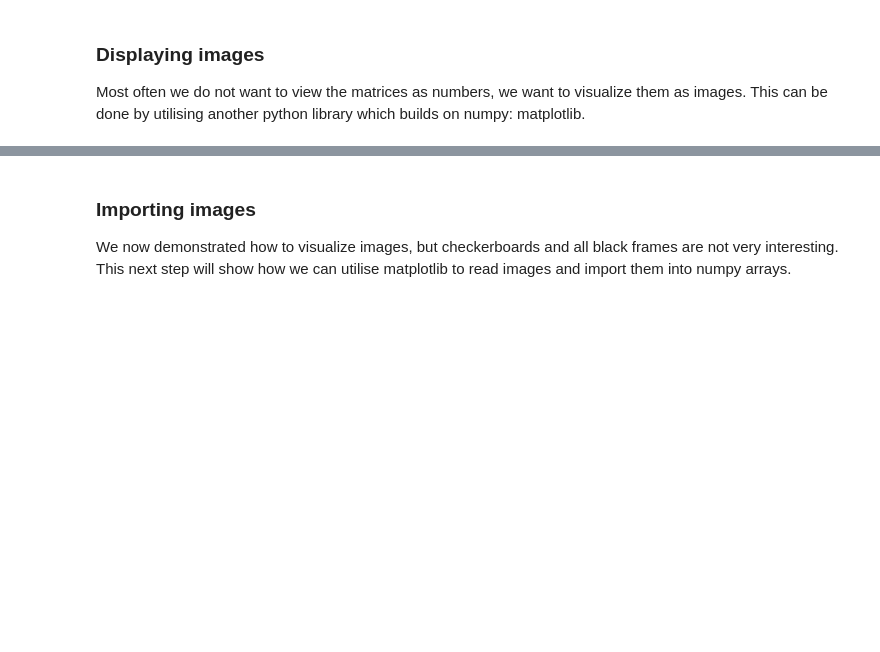
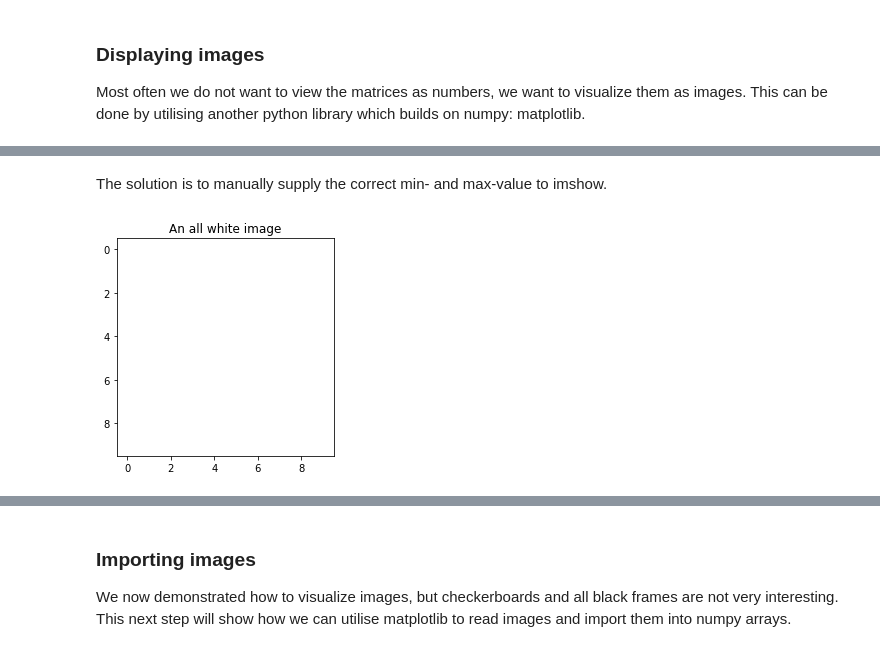
Before and after one commit to ErlingLie/TDT4195-Material, a Jupyter notebook: Introduction_to_programming_tools.ipynb, the cells around one changed output, grey strips where cells are left out. Drawn from its saved outputs; the diff is of its cells as text; code cells hidden in the pictures; blank space fills up the shorter version.

```diff
--- a/Introduction_to_programming_tools.ipynb
+++ b/Introduction_to_programming_tools.ipynb
@@ -55,0 +87,8 @@ plt.show()
+# %% [markdown]
+The solution is to manually supply the correct min- and max-value to imshow.
+# %%
+plt.title("An all white image")
+plt.imshow(all_white, cmap = "gray", vmin = 0, vmax = 255)
+plt.show()
+# %% [output]
+[figure, added]
```
Also changed, not shown: parts of 8 cells of this notebook.
